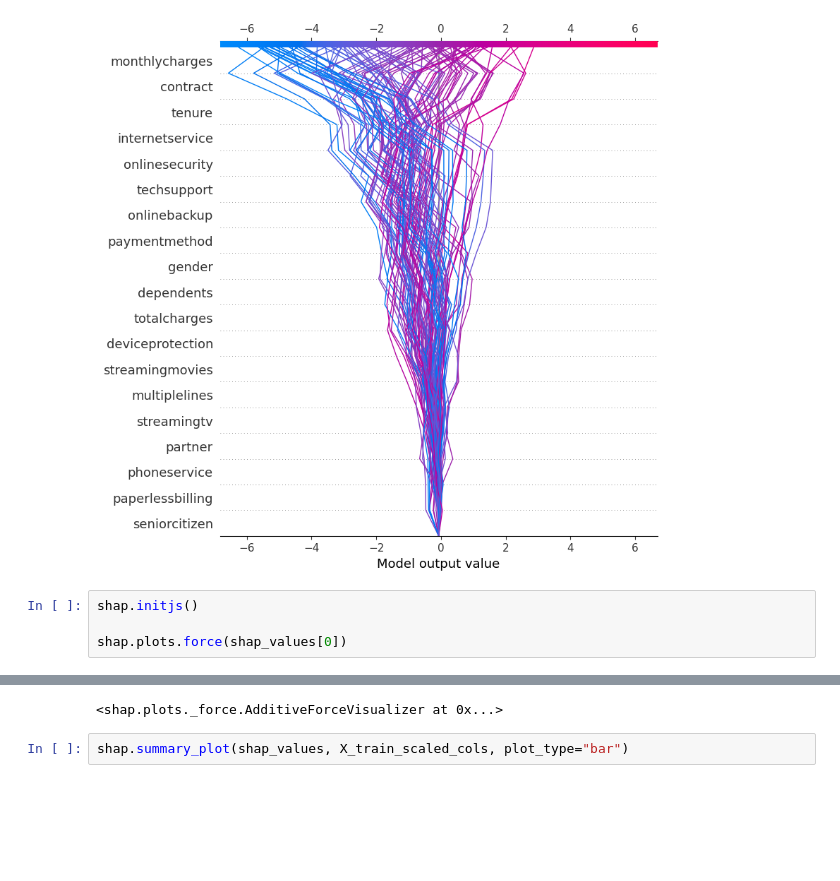
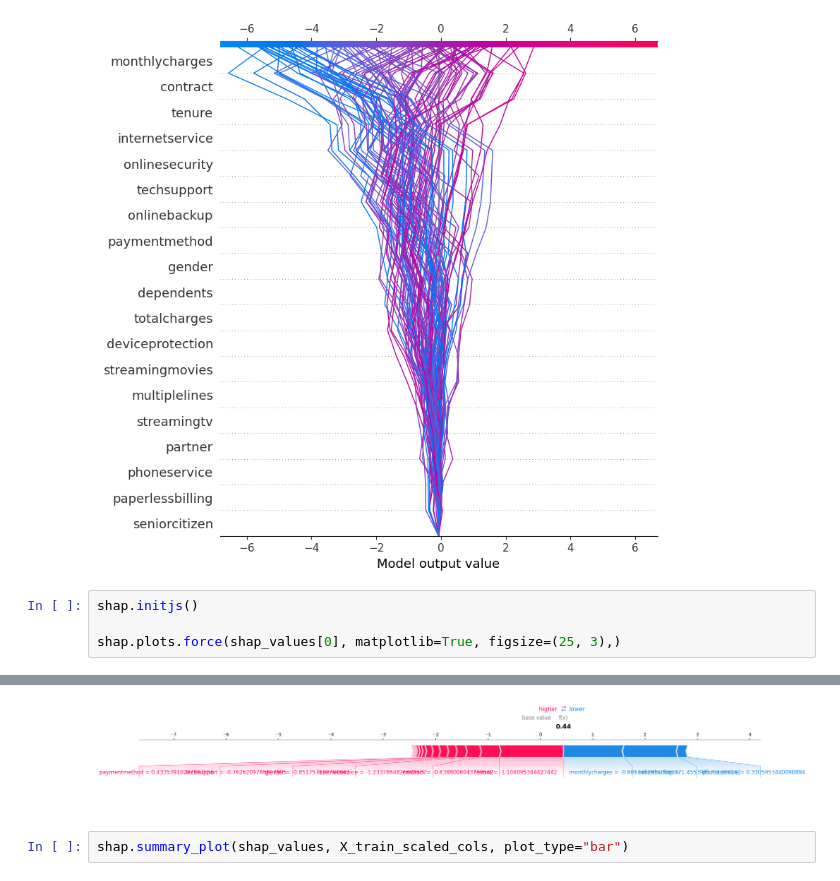
Before and after one commit to akatelync/machine-learning2, a Jupyter notebook: machine-learning2/notebooks/interpretability/hw3.ipynb, the cells around one changed output, grey strips where cells are left out. Saved outputs shown, nothing was run; the diff lists cells and outputs as text; blank space fills up the shorter version.

Commit message:
fixed plots again

```diff
--- a/machine-learning2/notebooks/interpretability/hw3.ipynb
+++ b/machine-learning2/notebooks/interpretability/hw3.ipynb
@@ -195,10 +195,10 @@ shap.decision_plot(explainer.expected_value, shap_values.values[:100], X_train_s
 # %%
 shap.initjs()
 
-shap.plots.force(shap_values[0])
+shap.plots.force(shap_values[0], matplotlib=True, figsize=(25, 3),)
 # %% [output]
 [interactive output not drawn]
-<shap.plots._force.AdditiveForceVisualizer at 0x...>
+[figure, added]
 # %%
 shap.summary_plot(shap_values, X_train_scaled_cols, plot_type="bar")
 # %% [output]
```
